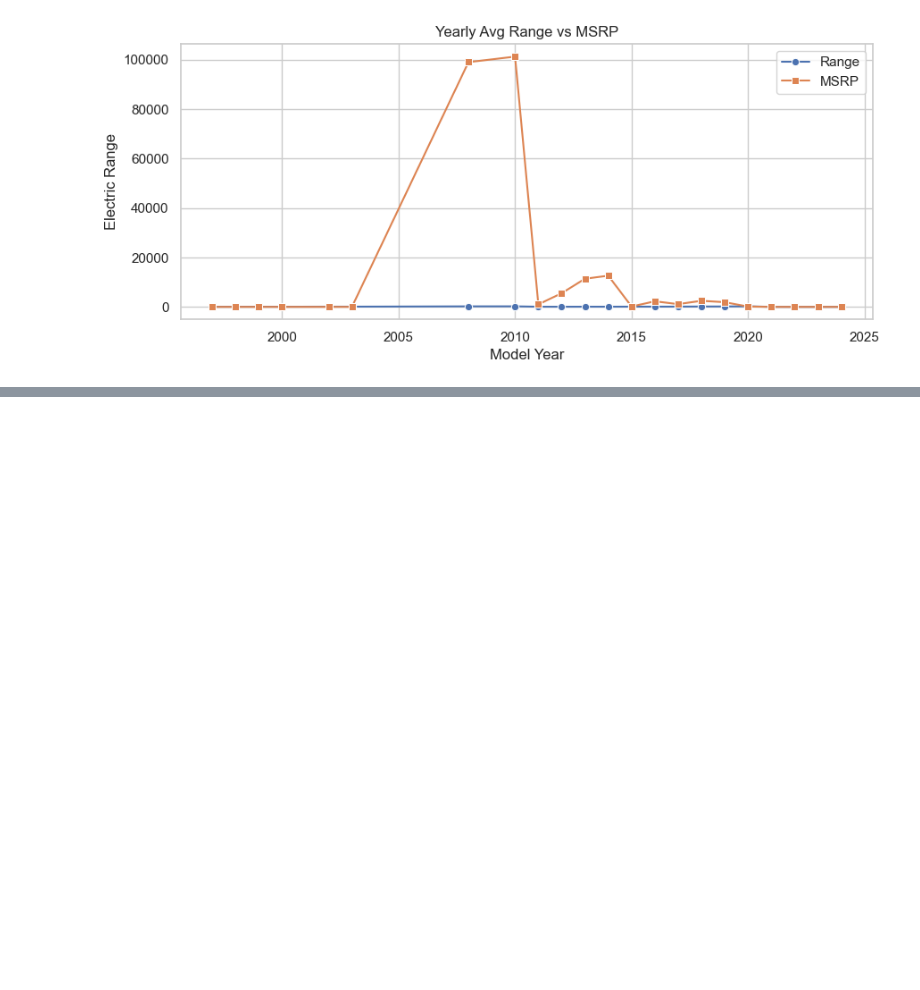
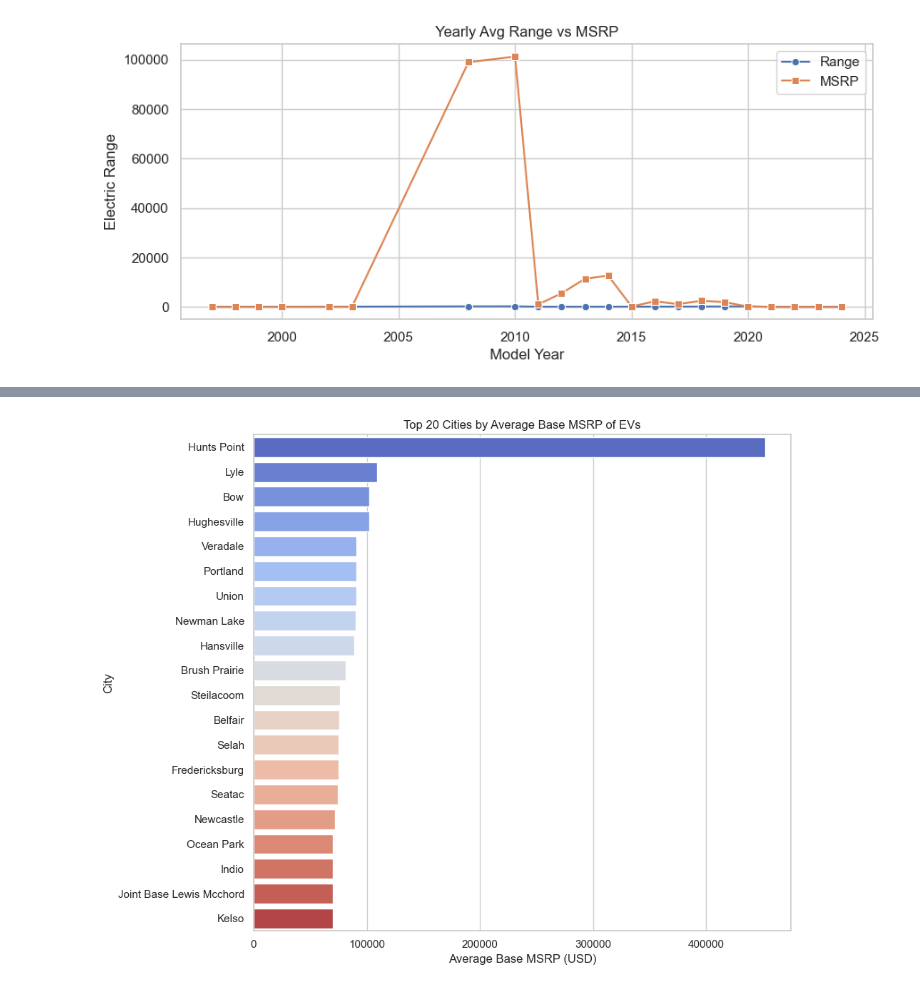
Before and after one commit to MelvinSiaw/Transportation_Project, a Jupyter notebook: ElectricVehiclePopulationAnalysis.ipynb, the cells around one changed output, grey strips where cells are left out. Drawn from its saved outputs; the diff is of its cells as text; code cells hidden in the pictures; blank space fills up the shorter version.

```diff
--- a/ElectricVehiclePopulationAnalysis.ipynb
+++ b/ElectricVehiclePopulationAnalysis.ipynb
@@ -241,0 +236,14 @@ by_utility = wa.groupby('Electric Utility').size().reset_index(name='EV_Count')
+# %%
+# Clean the Base MSRP column: remove missing or zero values
+df_price = df[(df['Base MSRP'].notna()) & (df['Base MSRP'] > 0)]
+
+# 📌 1. Top 20 Cities by Average MSRP
+avg_msrp_by_city = (
+    df_price.groupby('City')['Base MSRP']
+    .mean()
+    .sort_values(ascending=False)
+    .head(20)
+    .reset_index()
+)
+print("Top 20 Cities by Average MSRP:")
+print(avg_msrp_by_city)
@@ -241,0 +268,18 @@ by_utility = wa.groupby('Electric Utility').size().reset_index(name='EV_Count')
+# %%
+plt.figure(figsize=(10, 8))
+sns.barplot(
+    data=avg_msrp_by_city,
+    x='Base MSRP',
+    y='City',
+    hue='City',
+    dodge=False,
+    palette='coolwarm',
+    legend=False
+)
+plt.title('Top 20 Cities by Average Base MSRP of EVs')
+plt.xlabel('Average Base MSRP (USD)')
+plt.ylabel('City')
+plt.tight_layout()
+plt.show()
+# %% [output]
+[figure, added]
```
Also changed, not shown: parts of 10 cells of this notebook.
